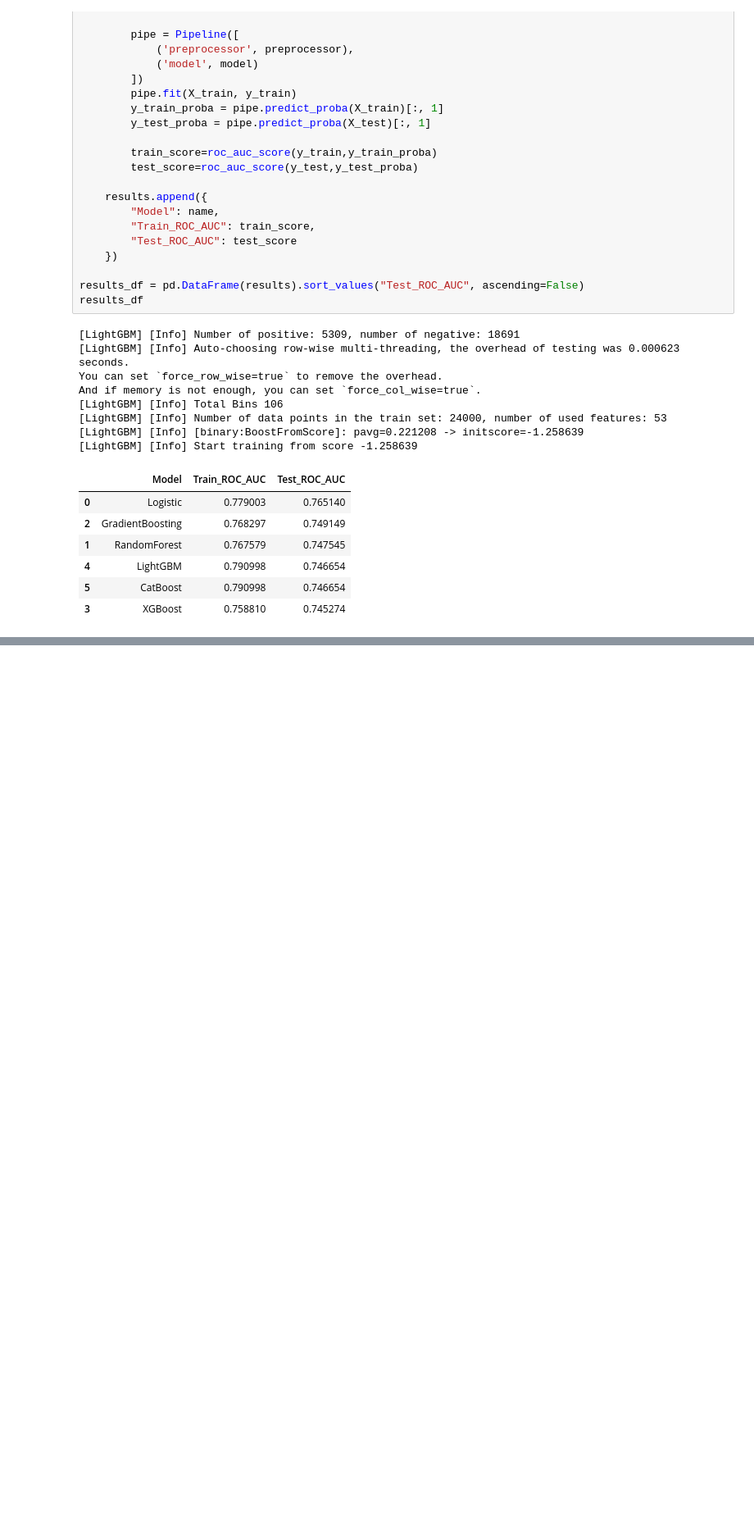
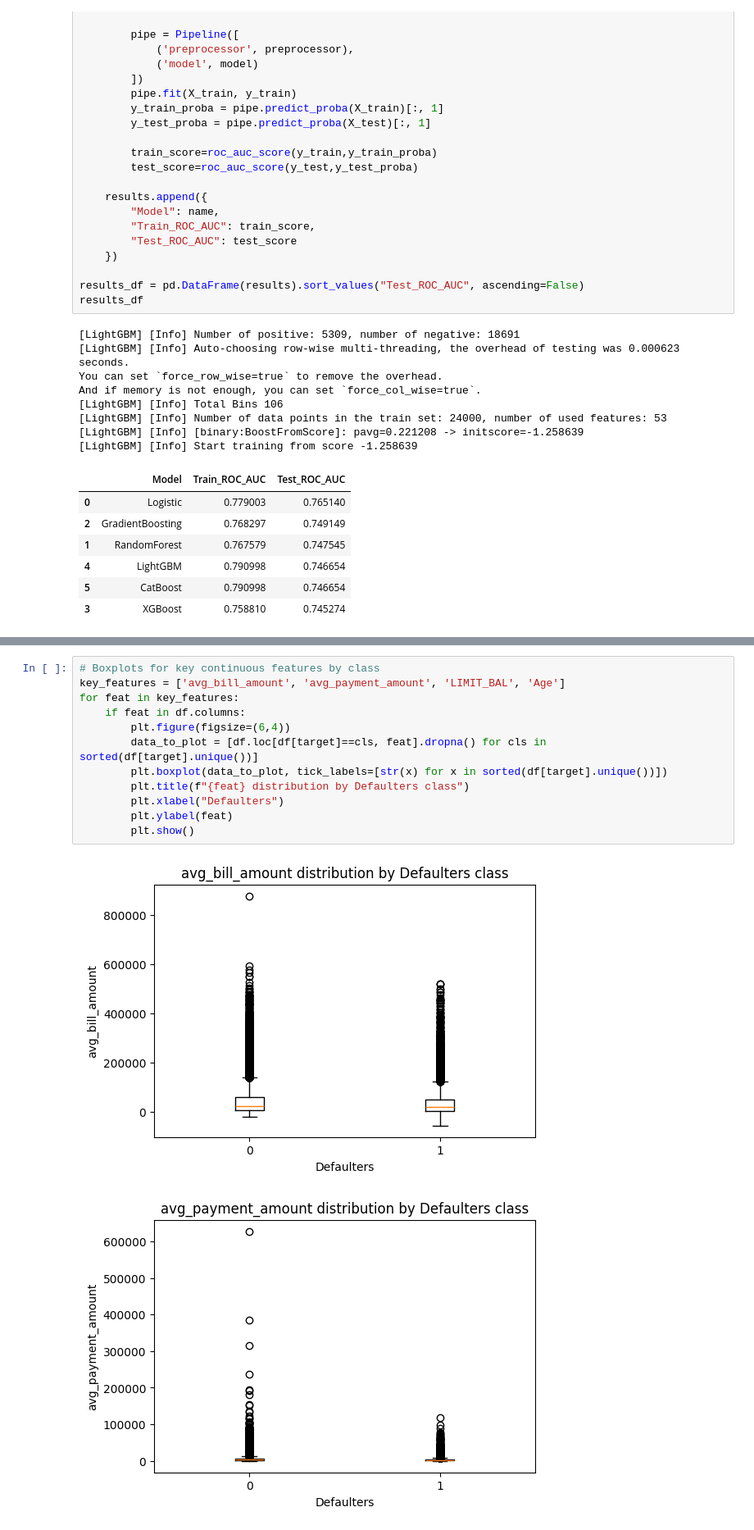
Before and after one commit to ukunnath/entri, a Jupyter notebook: minProject/dev-research/research_eda2.ipynb, the cells around one changed output, grey strips where cells are left out. Shown at 82% size. Saved outputs shown, nothing was run; the diff lists cells and outputs as text; blank space fills up the shorter version.

```diff
--- a/minProject/com/entri/minipro/eda/2-Credit-Card-Defaulters-EDA-Model-Buld-Copy1.ipynb
+++ b/minProject/dev-research/research_eda2.ipynb
@@ -771,0 +879,15 @@ And if memory is not enough, you can set `force_col_wise=true`.
+# %%
+# Boxplots for key continuous features by class
+key_features = ['avg_bill_amount', 'avg_payment_amount', 'LIMIT_BAL', 'Age']
+for feat in key_features:
+    if feat in df.columns:
+        plt.figure(figsize=(6,4))
+        data_to_plot = [df.loc[df[target]==cls, feat].dropna() for cls in sorted(df[target].unique())]
+        plt.boxplot(data_to_plot, tick_labels=[str(x) for x in sorted(df[target].unique())])
+        plt.title(f"{feat} distribution by Defaulters class")
+        plt.xlabel("Defaulters")
+        plt.ylabel(feat)
+        plt.show()
+# %% [output]
+[figure, added]
+[figure, added]
```
Also changed, not shown: parts of 38 cells of this notebook, 16 other files.
